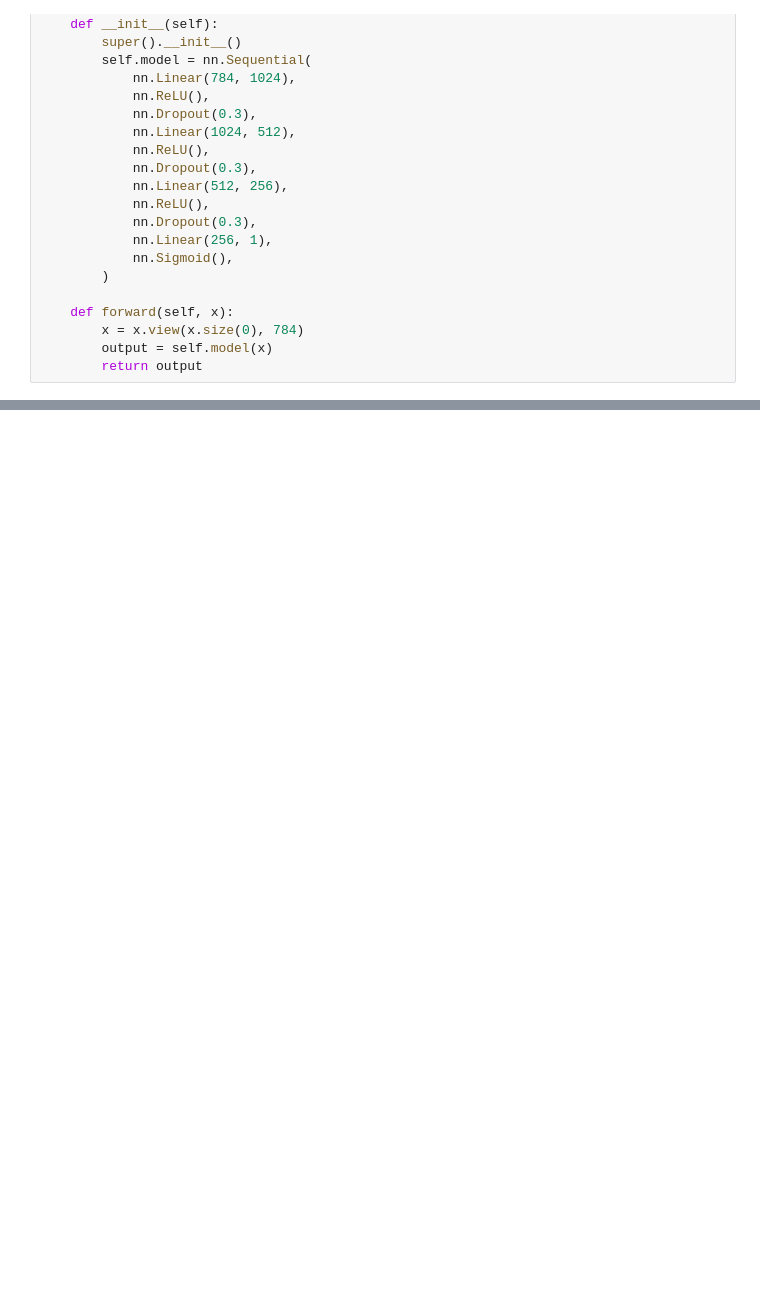
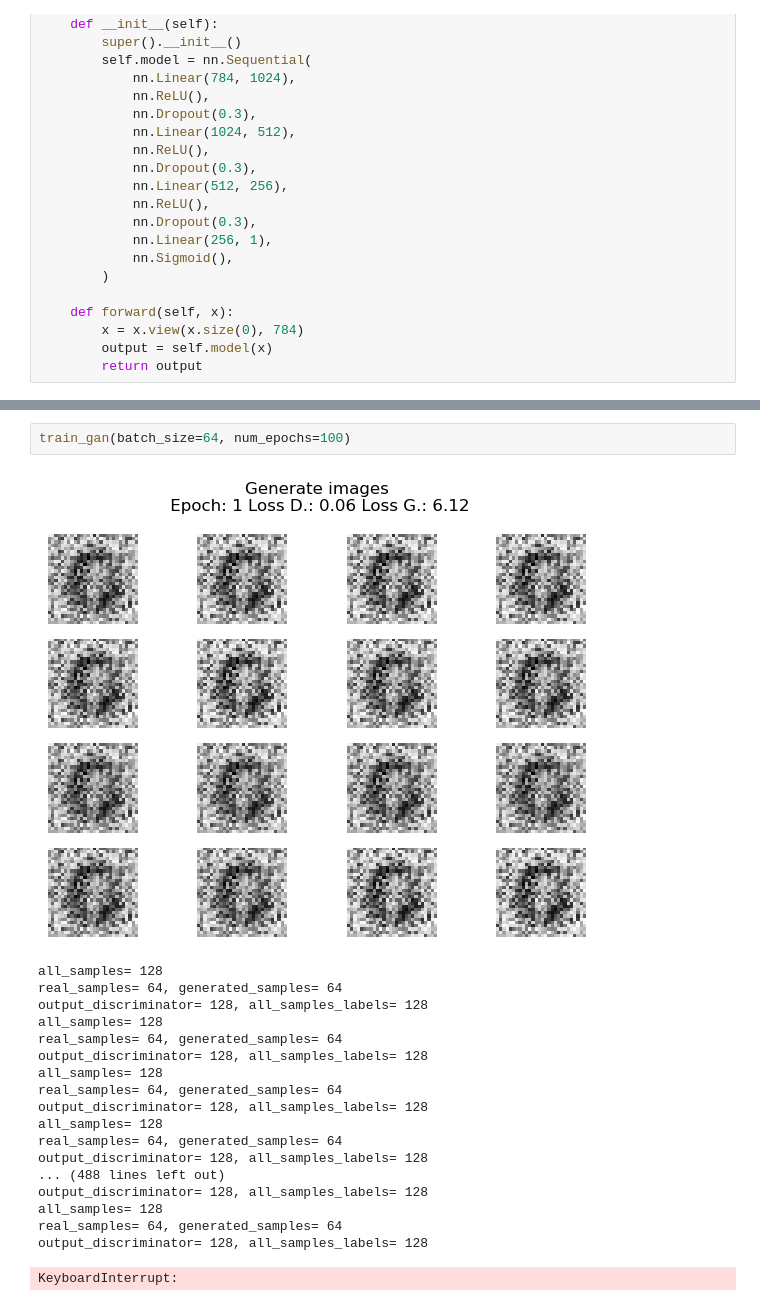
Before and after one commit to ahmadn119/debugging, a Jupyter notebook: debugging.ipynb, the cells around one changed output, grey strips where cells are left out. Drawn from its saved outputs; the diff is of its cells as text; blank space fills up the shorter version.

```diff
--- a/debugging.ipynb
+++ b/debugging.ipynb
@@ -686,0 +668,22 @@ ValueError: Using a target size (torch.Size([256, 1])) that is different to the
+# %%
+train_gan(batch_size=64, num_epochs=100)
+# %% [output]
+[figure, added]
+all_samples= 128
+real_samples= 64, generated_samples= 64
+output_discriminator= 128, all_samples_labels= 128
+all_samples= 128
+real_samples= 64, generated_samples= 64
+output_discriminator= 128, all_samples_labels= 128
+all_samples= 128
+real_samples= 64, generated_samples= 64
+output_discriminator= 128, all_samples_labels= 128
+all_samples= 128
+real_samples= 64, generated_samples= 64
+output_discriminator= 128, all_samples_labels= 128
+... (488 lines left out)
+output_discriminator= 128, all_samples_labels= 128
+all_samples= 128
+real_samples= 64, generated_samples= 64
+output_discriminator= 128, all_samples_labels= 128
+KeyboardInterrupt:
```
Also changed, not shown: parts of 28 cells of this notebook.
